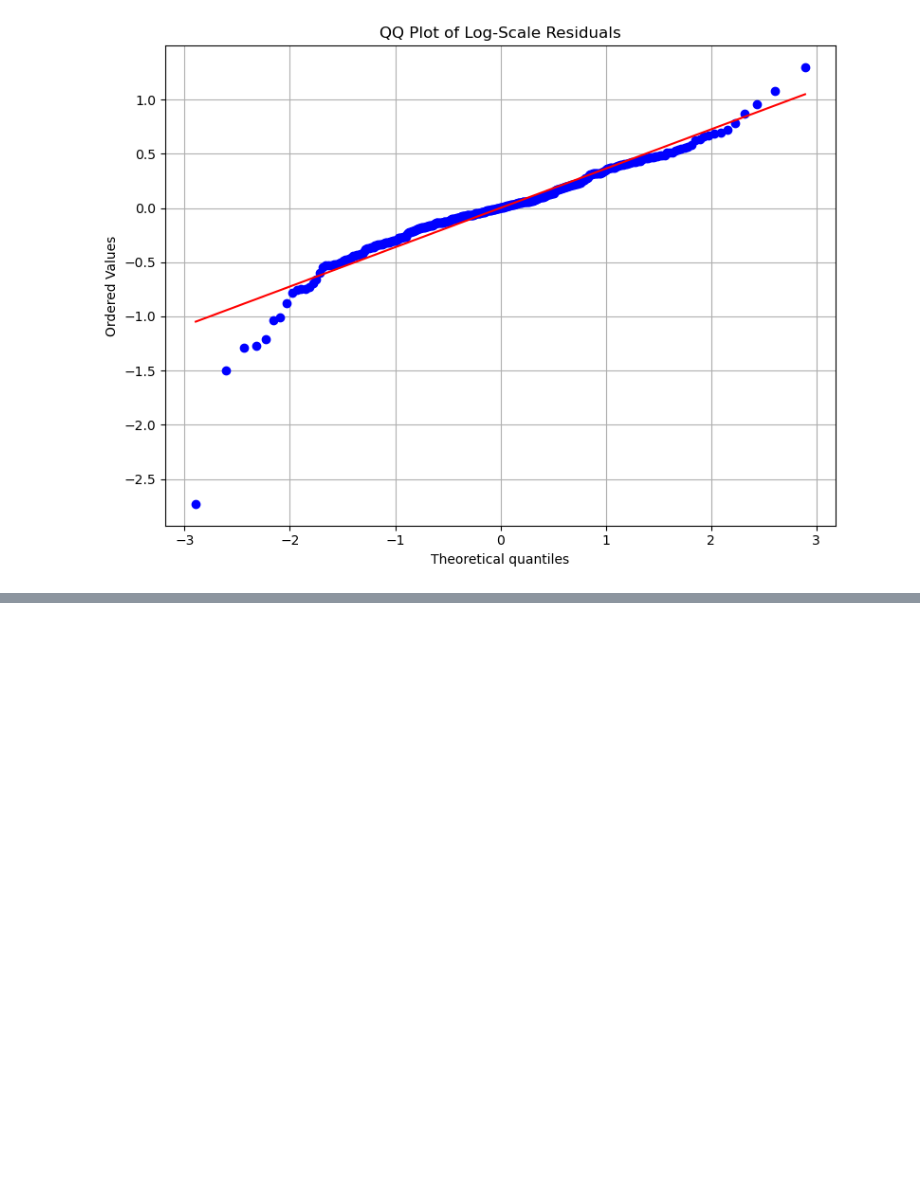
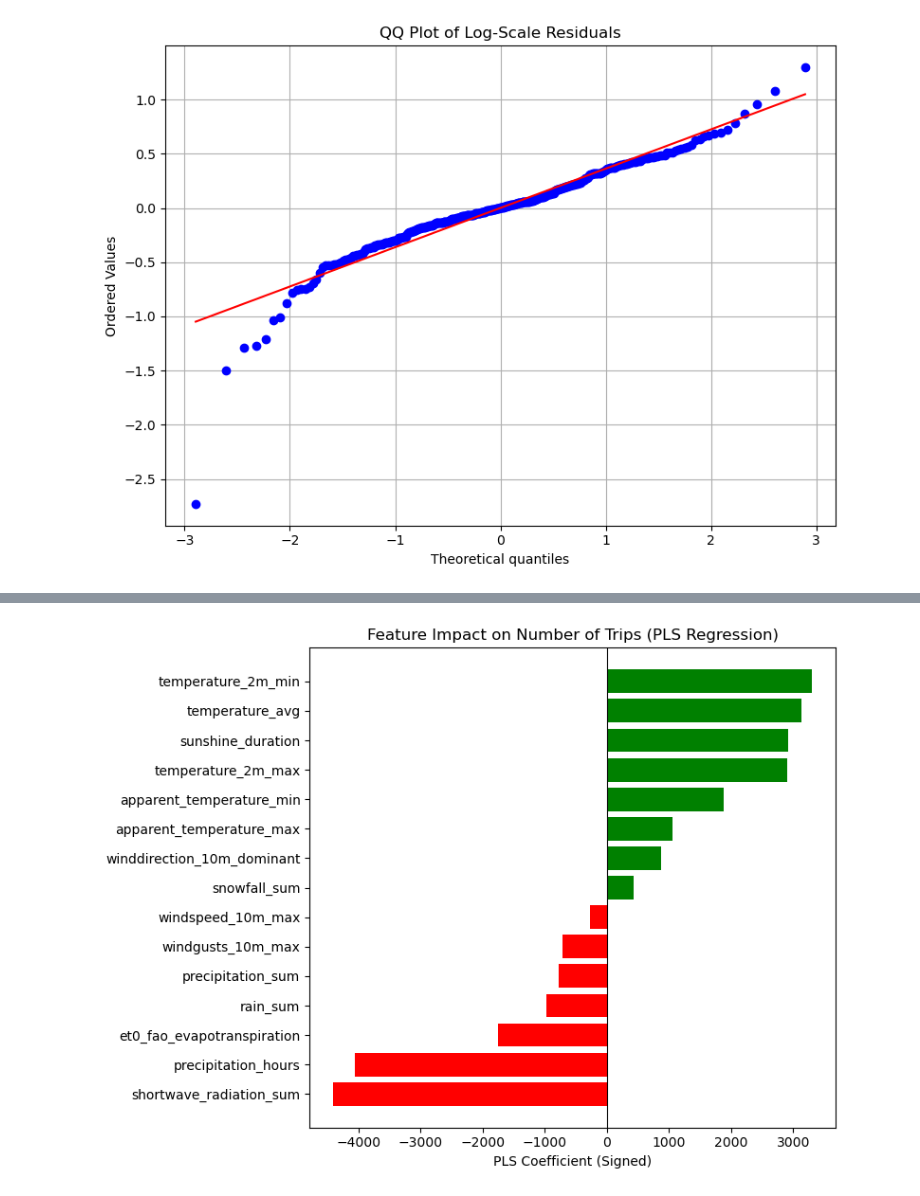
Before and after one commit to gz2390/STATS-5291-FP, a Jupyter notebook: 5291 Project.ipynb, the cells around one changed output, grey strips where cells are left out. Saved outputs shown, nothing was run; the diff lists cells and outputs as text; code cells hidden in the pictures; blank space fills up the shorter version.

```diff
--- a/5291 Project.ipynb
+++ b/5291 Project.ipynb
@@ -281,0 +367,17 @@ plt.show()
+# %%
+coeffs_signed = pls.coef_.flatten()
+impact_df = pd.DataFrame({
+    'Feature': features,
+    'Coefficient': coeffs_signed
+}).sort_values(by='Coefficient', ascending=True)
+
+plt.figure(figsize=(8, 6))
+bars = plt.barh(impact_df['Feature'], impact_df['Coefficient'],
+                color=['green' if c > 0 else 'red' for c in impact_df['Coefficient']])
+plt.axvline(0, color='black', linewidth=0.8)
+plt.xlabel("PLS Coefficient (Signed)")
+plt.title("Feature Impact on Number of Trips (PLS Regression)")
+plt.tight_layout()
+plt.show()
+# %% [output]
+[figure, added]
```
Also changed, not shown: parts of 11 cells of this notebook, 1 other file.
